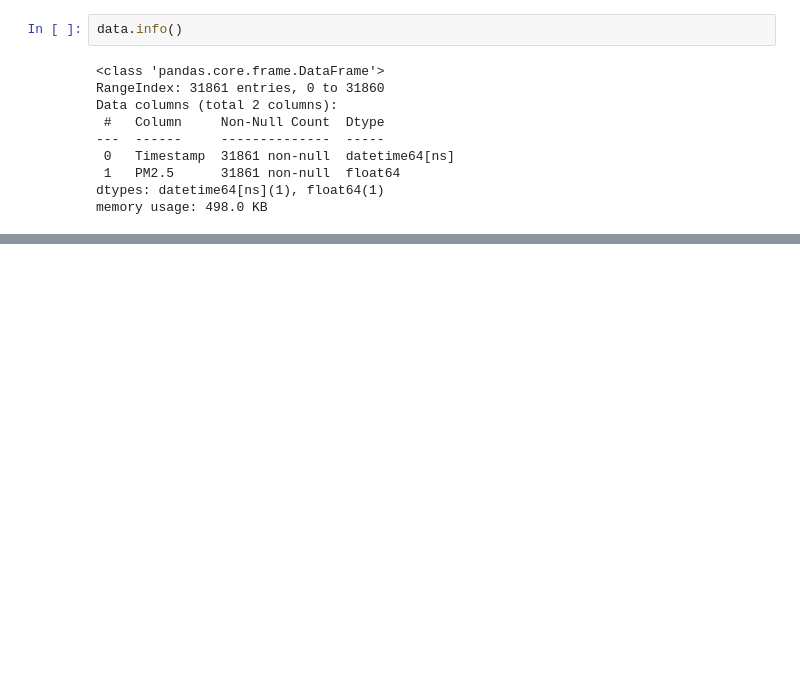
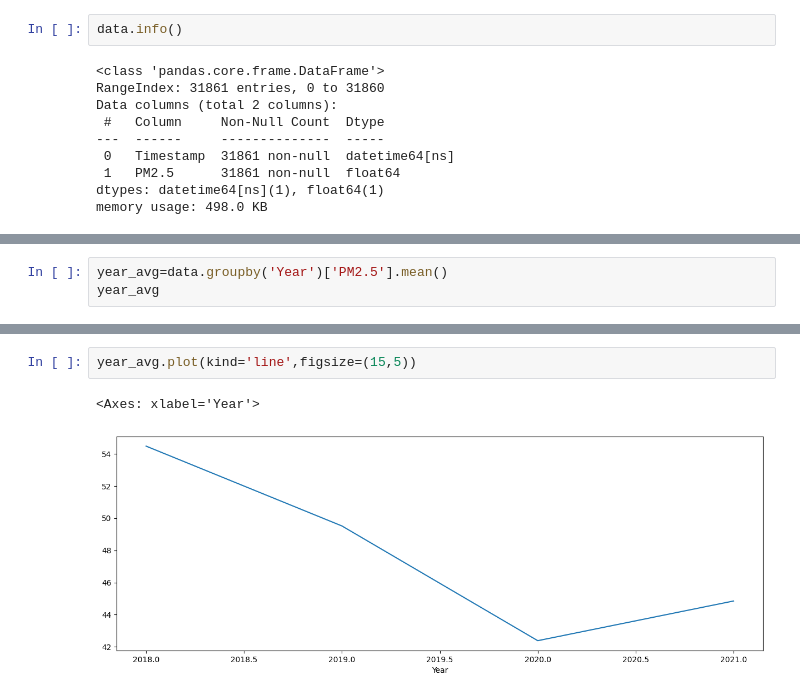
Before and after one commit to khodezatulk/small_project, a Jupyter notebook: air_quality.ipynb, the cells around one changed output, grey strips where cells are left out. Drawn from its saved outputs; the diff is of its cells as text; blank space fills up the shorter version.

```diff
--- a/air_quality.ipynb
+++ b/air_quality.ipynb
@@ -244,0 +114,3 @@ data
+# %%
+year_avg=data.groupby('Year')['PM2.5'].mean()
+year_avg
@@ -244,0 +125,5 @@ data
+# %%
+year_avg.plot(kind='line',figsize=(15,5))
+# %% [output]
+<Axes: xlabel='Year'>
+[figure, added]
```
Also changed, not shown: parts of 31 cells of this notebook.
